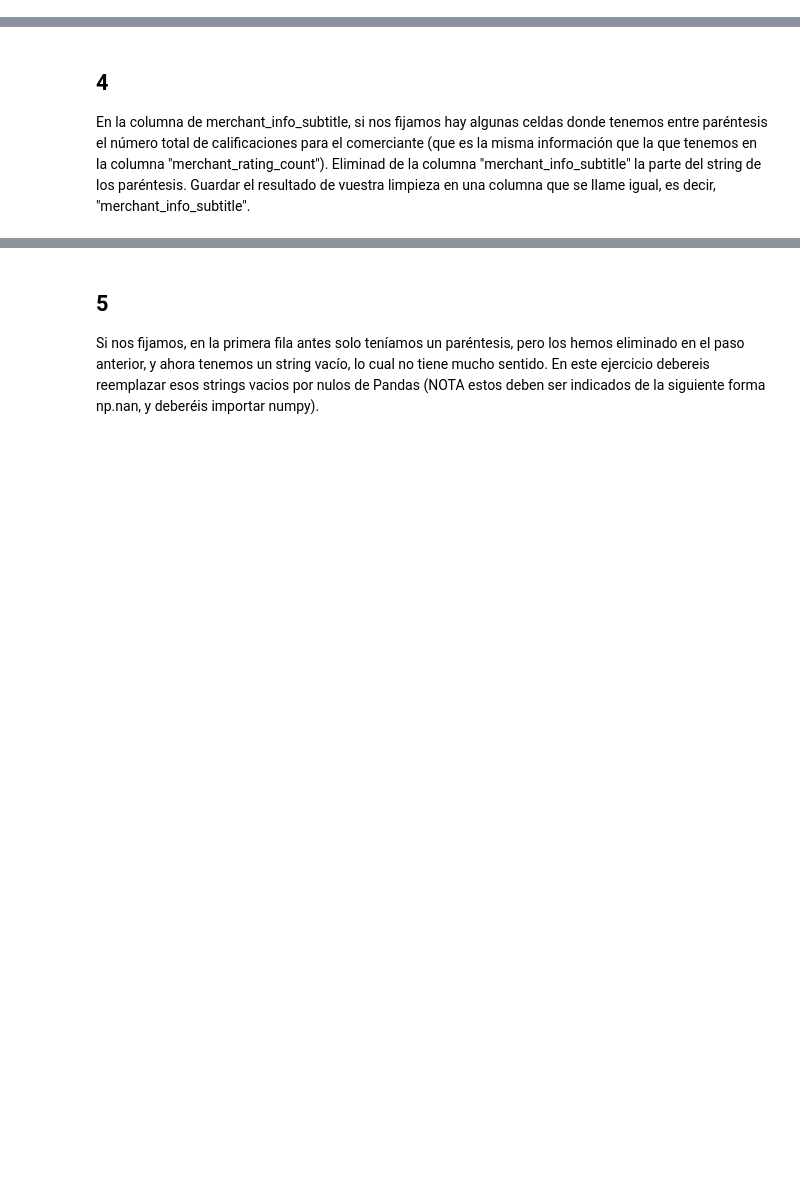
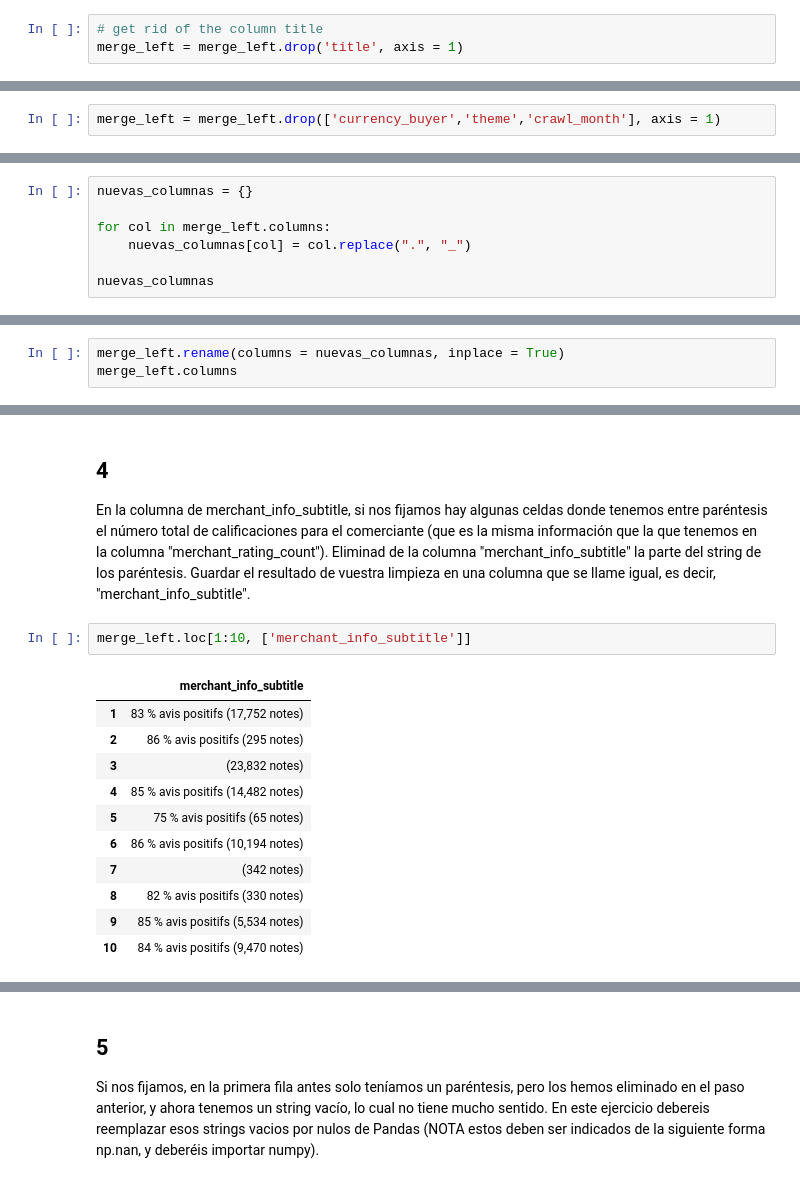
Before and after one commit to AlmuSF/Adalab-repositorio_pair_modulo3, a Jupyter notebook: pair-leccion-4.ipynb, the cells around one changed output, grey strips where cells are left out. Drawn from its saved outputs; the diff is of its cells as text; blank space fills up the shorter version.

```diff
--- a/pair-leccion-4.ipynb
+++ b/pair-leccion-4.ipynb
@@ -8,0 +96,3 @@ NOTA Hay tres columnas que cuando exploramos sus valores únicos y sus frecuenci
+# %%
+# get rid of the column title
+merge_left = merge_left.drop('title', axis = 1)
@@ -8,0 +107,2 @@ NOTA Hay tres columnas que cuando exploramos sus valores únicos y sus frecuenci
+# %%
+merge_left = merge_left.drop(['currency_buyer','theme','crawl_month'], axis = 1)
@@ -11,0 +118,7 @@ Algunas de las columnas tienen . en sus nombres y en otras tenemos _. Unifica el
+# %%
+nuevas_columnas = {}
+
+for col in merge_left.columns:
+    nuevas_columnas[col] = col.replace(".", "_")
+
+nuevas_columnas
@@ -11,0 +143,3 @@ Algunas de las columnas tienen . en sus nombres y en otras tenemos _. Unifica el
+# %%
+merge_left.rename(columns = nuevas_columnas, inplace = True)
+merge_left.columns
@@ -12,3 +165,17 @@ Algunas de las columnas tienen . en sus nombres y en otras tenemos _. Unifica el
 # %% [markdown]
 ## 4
 En la columna de merchant_info_subtitle, si nos fijamos hay algunas celdas donde tenemos entre paréntesis el número total de calificaciones para el comerciante (que es la misma información que la que tenemos en la columna "merchant_rating_count"). Eliminad de la columna "merchant_info_subtitle" la parte del string de los paréntesis. Guardar el resultado de vuestra limpieza en una columna que se llame igual, es decir, "merchant_info_subtitle".
+# %%
+merge_left.loc[1:10, ['merchant_info_subtitle']]
+# %% [output]
+|  | merchant_info_subtitle |
+| 1 | 83 % avis positifs (17,752 notes) |
+| 2 | 86 % avis positifs (295 notes) |
+| 3 | (23,832 notes) |
+| 4 | 85 % avis positifs (14,482 notes) |
+| 5 | 75 % avis positifs (65 notes) |
+| 6 | 86 % avis positifs (10,194 notes) |
+| 7 | (342 notes) |
+| 8 | 82 % avis positifs (330 notes) |
+| 9 | 85 % avis positifs (5,534 notes) |
+| 10 | 84 % avis positifs (9,470 notes) |
```
Also changed, not shown: parts of 15 cells of this notebook, 1 other file.
